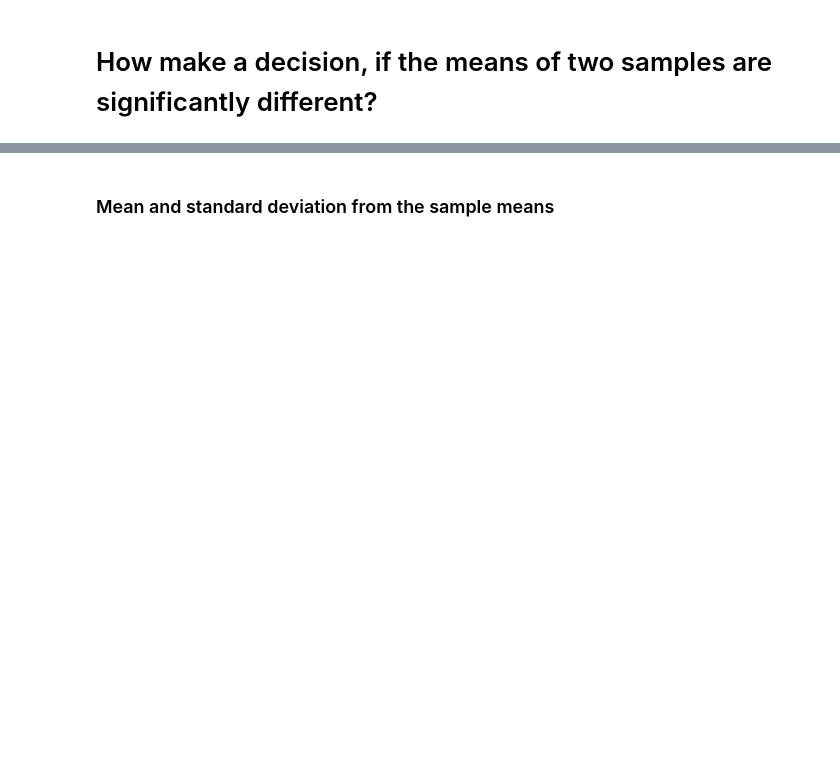
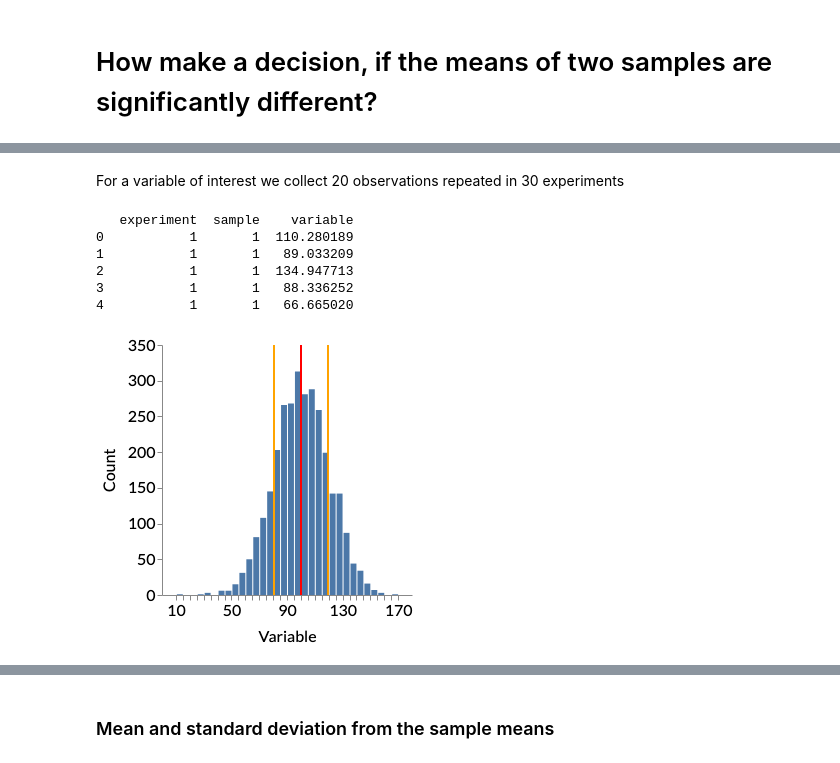
Before and after one commit to felixpatzelt/statistics-for-everyone, a Jupyter notebook: Normal_dist.ipynb, the cells around one changed output, grey strips where cells are left out. Saved outputs shown, nothing was run; the diff lists cells and outputs as text; code cells hidden in the pictures; blank space fills up the shorter version.

Commit message:
wip normal

```diff
--- a/Normal_dist.ipynb
+++ b/Normal_dist.ipynb
@@ -109,0 +16,20 @@ xn_means =[np.mean(rd.sample(pop, sample_n)) for i in range(n_samples)]
+# %% [markdown]
+For a variable of interest we collect 20 observations repeated in 30 experiments
+# %%
+# population parameter
+## population 1
+means = [100, 110]
+std = 20
+n_observations = 30
+n_samples = 100
+# %%
+df = mormal_dist_df(means, std, n_observations, n_samples)
+data = pt.df_to_datasource(df)
+print(data.head())
+# %% [output]
+   experiment  sample    variable
+0           1       1  110.280189
+1           1       1   89.033209
+2           1       1  134.947713
+3           1       1   88.336252
+4           1       1   66.665020
@@ -109,0 +42,4 @@ xn_means =[np.mean(rd.sample(pop, sample_n)) for i in range(n_samples)]
+# %%
+plot_normal_experiment(data)
+# %% [output]
+[figure, added]
```
Also changed, not shown: parts of 39 cells of this notebook, 1 other file.
